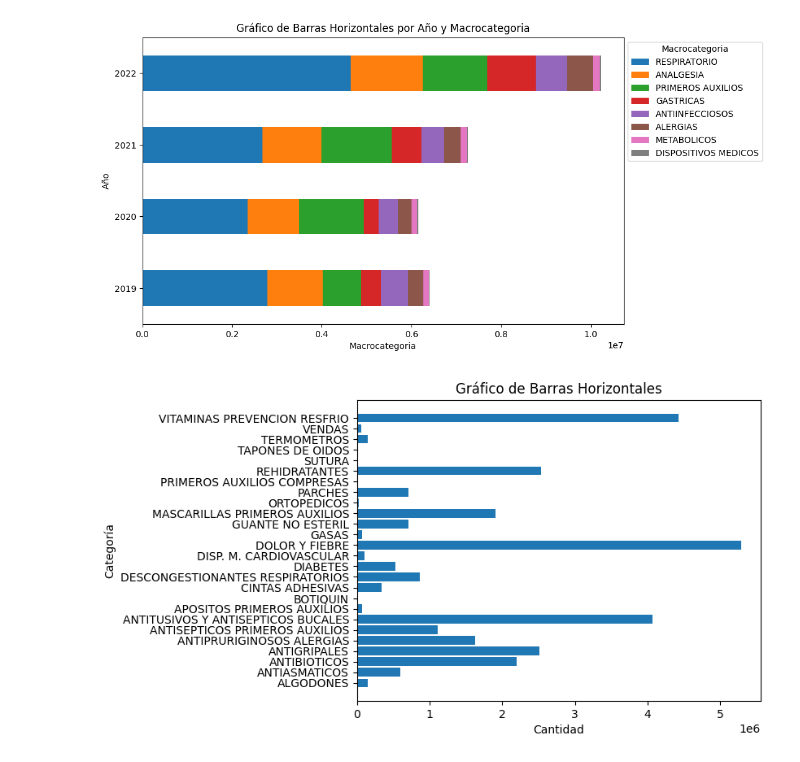
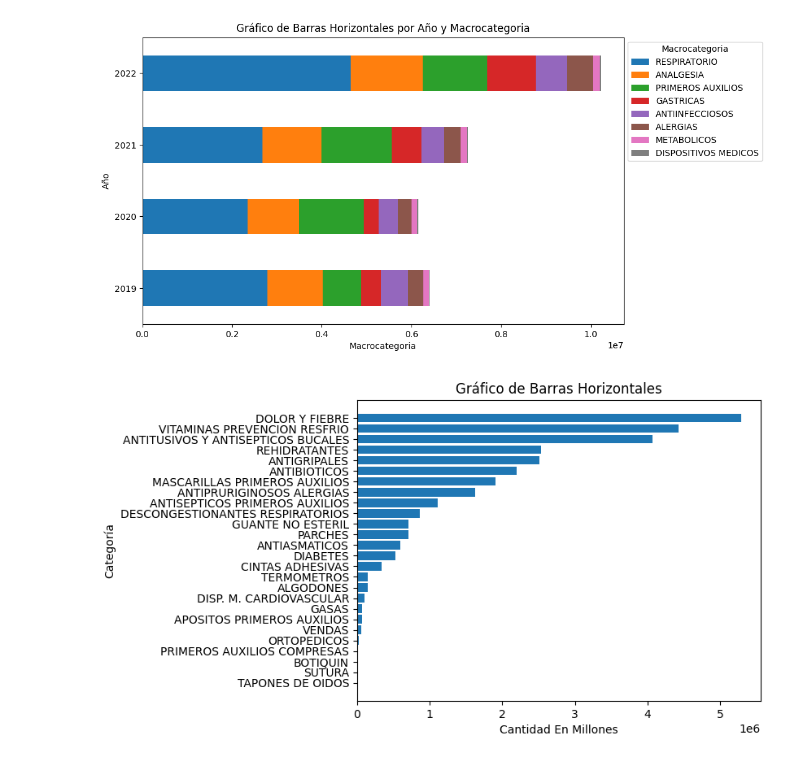
Before and after one commit to jedapeso/iberocloud, a Jupyter notebook: AED_fase1.ipynb, the cells around one changed output. Cells and saved outputs as stored; diff of their text form; code cells hidden in the pictures.

```diff
--- a/AED_fase1.ipynb
+++ b/AED_fase1.ipynb
@@ -222,21 +355,23 @@ plt.show()
 # %% [output]
 [figure]
 # %%
-import matplotlib.pyplot as plt
+# Agrupa y suma la cantidad por categoría
+df_agrupado = df.groupby('Categoría')['Cantidad'].sum().reset_index()
 
-df_agrupado = df.groupby('Categoría')['Cantidad'].sum().reset_index()
+# Ordena el DataFrame descendentemente por la columna 'Cantidad'
+df_agrupado = df_agrupado.sort_values(by='Cantidad', ascending=True)
 
 # Grafico de barras horizontales
 plt.barh(df_agrupado['Categoría'], df_agrupado['Cantidad'])
 
 # Etiquetas del eje x e y
-plt.xlabel('Cantidad')
+plt.xlabel('Cantidad En Millones')
 plt.ylabel('Categoría')
 
 # Título del gráfico
 plt.title('Gráfico de Barras Horizontales')
 
 # Mostrar el gráfico
 plt.show()
 # %% [output]
-[figure, old version]
+[figure, new version]
```
Also changed, not shown: parts of 9 cells of this notebook.
